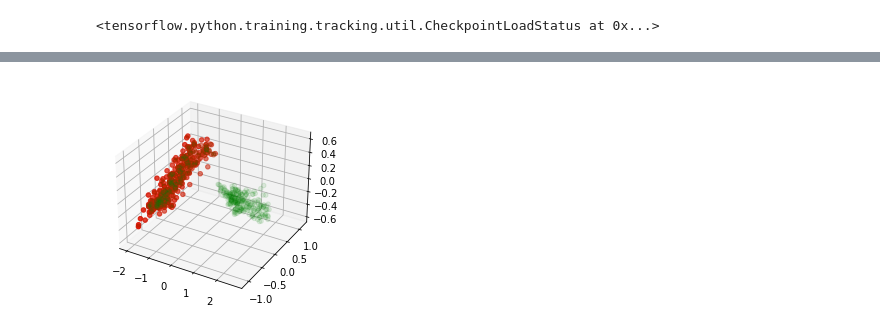
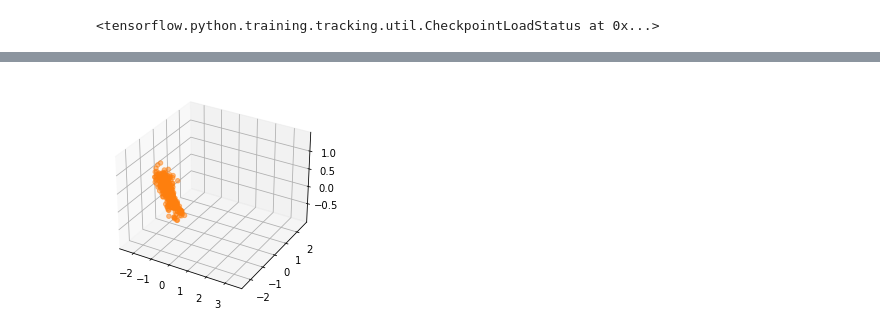
Before and after one commit to michaelrstadler/rpb1, a Jupyter notebook: bin/notebooks/20220309-realdata-siamese.ipynb, the cells around one changed output, grey strips where cells are left out. Drawn from its saved outputs; the diff is of its cells as text; code cells hidden in the pictures.

```diff
--- a/bin/notebooks/20220309-realdata-siamese.ipynb
+++ b/bin/notebooks/20220309-realdata-siamese.ipynb
@@ -38,7 +38,10 @@ for n in range(0, len(regions)):
     start_j = j - 50
     end_j = j + 50
     if ((start_i >= 0) & (start_j >= 0) & (end_i <= lmask.shape[1]) & (end_j <= lmask.shape[2])):
-        nucs.append(im[5:39, start_i:end_i, start_j:end_j])
+        nuc = im[5:39, start_i:end_i, start_j:end_j]
+        nucmask = mask[5:39, start_i:end_i, start_j:end_j]
+        nuc = np.where(nucmask, nuc, 0)
+        nucs.append(nuc)
 # %%
 weights_file = '/Users/michaelstadler/Bioinformatics/Projects/rpb1/results/gridsearch/checkpoint_final_8epochs_easytomedium_plus_8x99.9'
 base_cnn = cn.make_base_cnn_3d(image_shape=(34,100,100), nlayers=8)
@@ -62,19 +65,23 @@ def embed_list(ims, embedding):
     return e
 # %%
 import sklearn.decomposition
-def pca3d(e_base, e_test, alpha=1):
-    combined = np.vstack((e_base, e_test))
+def pca3d(embeddings, alpha=1, use_combined=False):
+    combined = np.vstack(embeddings)
     pca = sklearn.decomposition.PCA(n_components=3)
-    pca.fit(e_base)
+    if use_combined:
+        pca.fit(combined)
+    else:
+        pca.fit(embeddings[0])
     fig = plt.figure(figsize=plt.figaspect(0.5))
     ax = fig.add_subplot(1, 1, 1, projection='3d')
-    tfm_base = pca.transform(e_base)
-    ax.scatter(tfm_base[:,0], tfm_base[:,1], tfm_base[:,2],
-                    c="green", alpha=alpha)
-
-    tfm_test = pca.transform(e_test)
-    ax.scatter(tfm_test[:,0], tfm_test[:,1], tfm_test[:,2],
-                    c="red")
+    for i in range(len(embeddings)):
+        if i == 0:
+            alpha_plot = 0
+        else:
+            alpha_plot = alpha
+        tfm = pca.transform(embeddings[i])
+        ax.scatter(tfm[:,0], tfm[:,1], tfm[:,2],
+                alpha=alpha_plot)
 # %%
 from cnn_models.siamese_cnn import preprocess_image
 def preprocess_image_py(file):
@@ -293,3 +352,5 @@ e_h2b = ev.embed_images('/Users/michaelstadler/Bioinformatics/Projects/rpb1/data
 # %%
-e_rpb1 = ev.embed_images('/Users/michaelstadler/Bioinformatics/Projects/rpb1/data/real_nuclei/rpb1', embedding, return_params=False)
-e_h2b = ev.embed_images('/Users/michaelstadler/Bioinformatics/Projects/rpb1/data/real_nuclei/h2b', embedding, return_params=False)
+e_fakes = ev.embed_images('/Users/michaelstadler/Bioinformatics/Projects/rpb1/results/rpb1-handfakes', embedding, return_params=False)
+e_fakes_masked = ev.embed_images('/Users/michaelstadler/Bioinformatics/Projects/rpb1/results/rpb1-handfakes-masked', embedding, return_params=False)
+e_reals = ev.embed_images('/Users/michaelstadler/Bioinformatics/Projects/rpb1/results/rpb1-real-matchhandfakes', embedding, return_params=False)
+e_reals_masked = ev.embed_images('/Users/michaelstadler/Bioinformatics/Projects/rpb1/results/rpb1-real-matchhandfakes-masked', embedding, return_params=False)
@@ -306,4 +365,4 @@ pca3d(e_real, e_zld, 0.1)
 # %%
-pca3d(e_real, e_h2b, 0.1)
+pca3d([e_all, e_h2b], 0.5)
 # %% [output]
-[figure, old version]
+[figure, new version]
```
Also changed, not shown: parts of 25 cells of this notebook, 4 other files.
